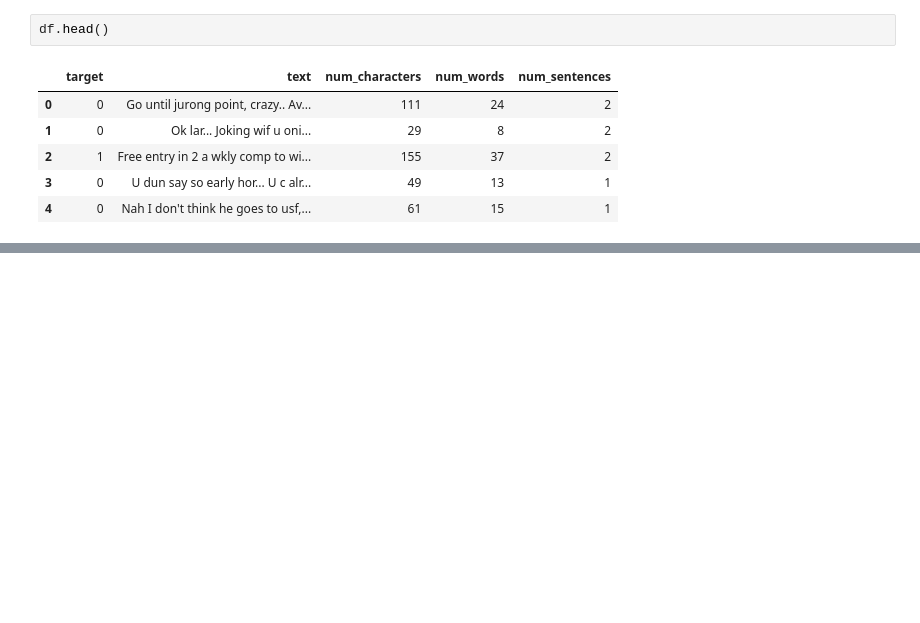
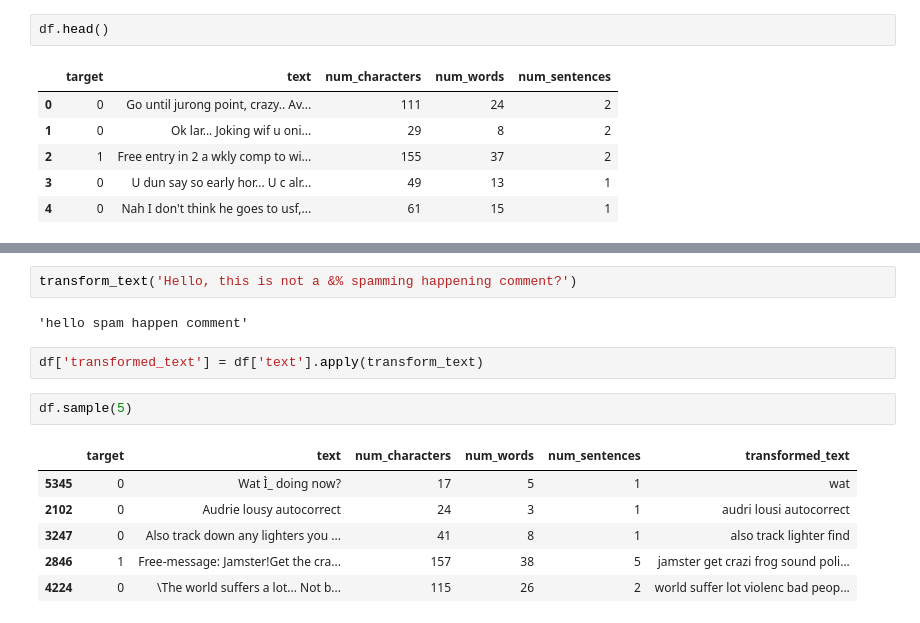
Before and after one commit to pd-25/ML-algorithm-implements, a Jupyter notebook: naive_bayes/spam_sms_naive_byes.ipynb, the cells around one changed output, grey strips where cells are left out. Saved outputs shown, nothing was run; the diff lists cells and outputs as text; blank space fills up the shorter version.

```diff
--- a/naive_bayes/spam_sms_naive_byes.ipynb
+++ b/naive_bayes/spam_sms_naive_byes.ipynb
@@ -154,0 +199,15 @@ df.head()
+# %%
+transform_text('Hello, this is not a &% spamming happening comment?')
+# %% [output]
+'hello spam happen comment'
+# %%
+df['transformed_text'] = df['text'].apply(transform_text)
+# %%
+df.sample(5)
+# %% [output]
+|  | target | text | num_characters | num_words | num_sentences | transformed_text |
+| 5345 | 0 | Wat Ì_ doing now? | 17 | 5 | 1 | wat |
+| 2102 | 0 | Audrie lousy autocorrect | 24 | 3 | 1 | audri lousi autocorrect |
+| 3247 | 0 | Also track down any lighters you ... | 41 | 8 | 1 | also track lighter find |
+| 2846 | 1 | Free-message: Jamster!Get the cra... | 157 | 38 | 5 | jamster get crazi frog sound poli... |
+| 4224 | 0 | \The world suffers a lot... Not b... | 115 | 26 | 2 | world suffer lot violenc bad peop... |
```
Also changed, not shown: parts of 12 cells of this notebook.
